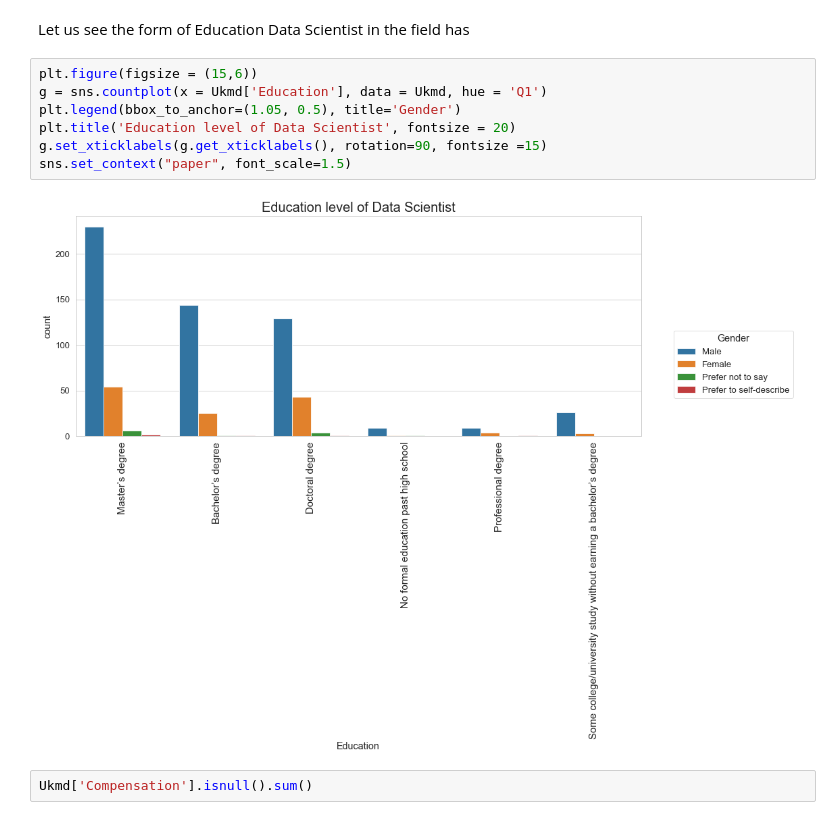
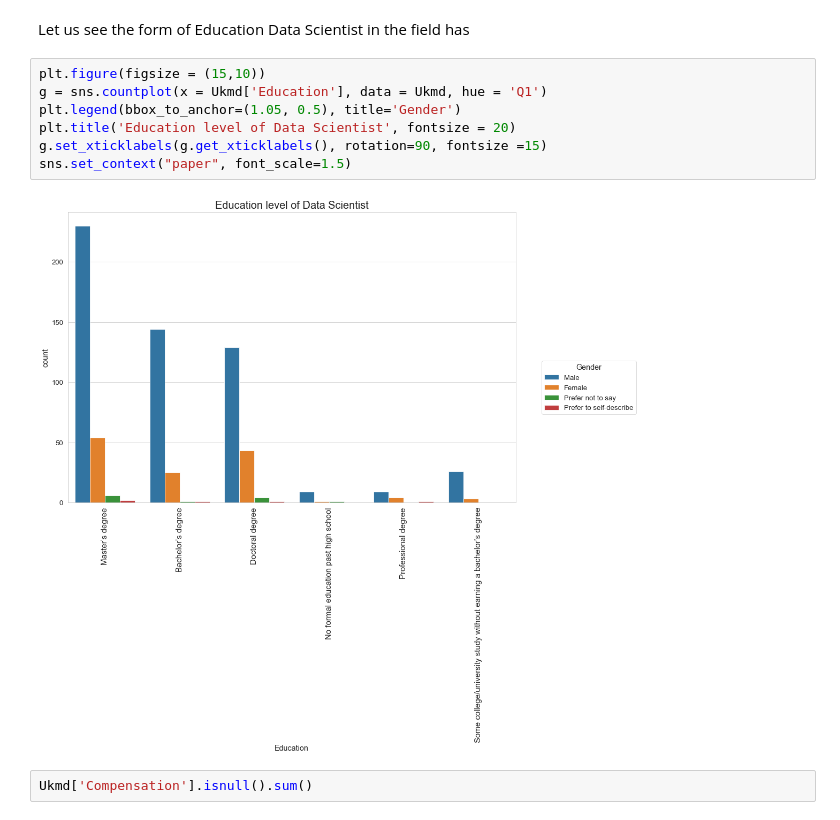
Before and after one commit to sulerita/femaleDataScientist, a Jupyter notebook: womenTech.ipynb, the cells around one changed output. Drawn from its saved outputs; the diff is of its cells as text.

```diff
--- a/womenTech.ipynb
+++ b/womenTech.ipynb
@@ -179,14 +179,14 @@ Ukmd['Education'].isnull().sum()
 # %% [markdown]
 Let us see the form of Education Data Scientist in the field has
 # %%
-plt.figure(figsize = (15,6))
+plt.figure(figsize = (15,10))
 g = sns.countplot(x = Ukmd['Education'], data = Ukmd, hue = 'Q1')
 plt.legend(bbox_to_anchor=(1.05, 0.5), title='Gender')
 plt.title('Education level of Data Scientist', fontsize = 20)
 g.set_xticklabels(g.get_xticklabels(), rotation=90, fontsize =15)
 sns.set_context("paper", font_scale=1.5)
 # %% [output]
-[figure, old version]
+[figure, new version]
 # %%
 Ukmd['Compensation'].isnull().sum()
 # %% [output]
```
Also changed, not shown: parts of 43 cells of this notebook, 1 other file.
